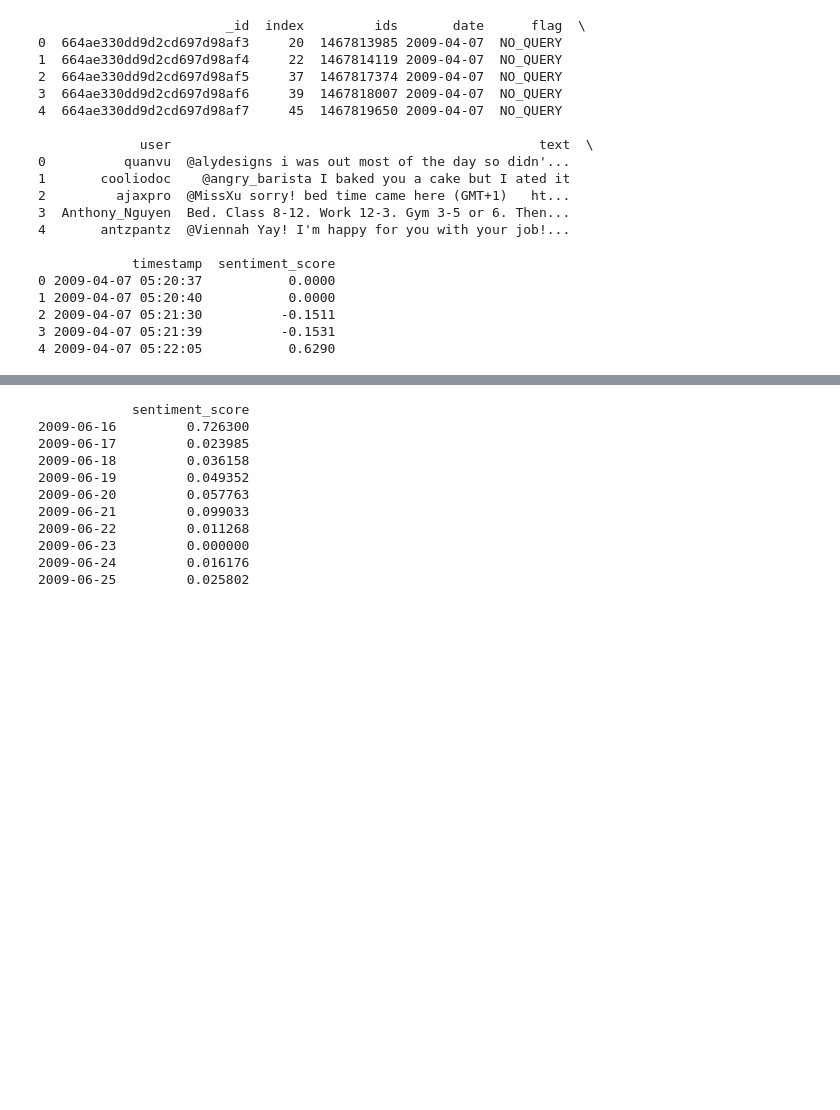
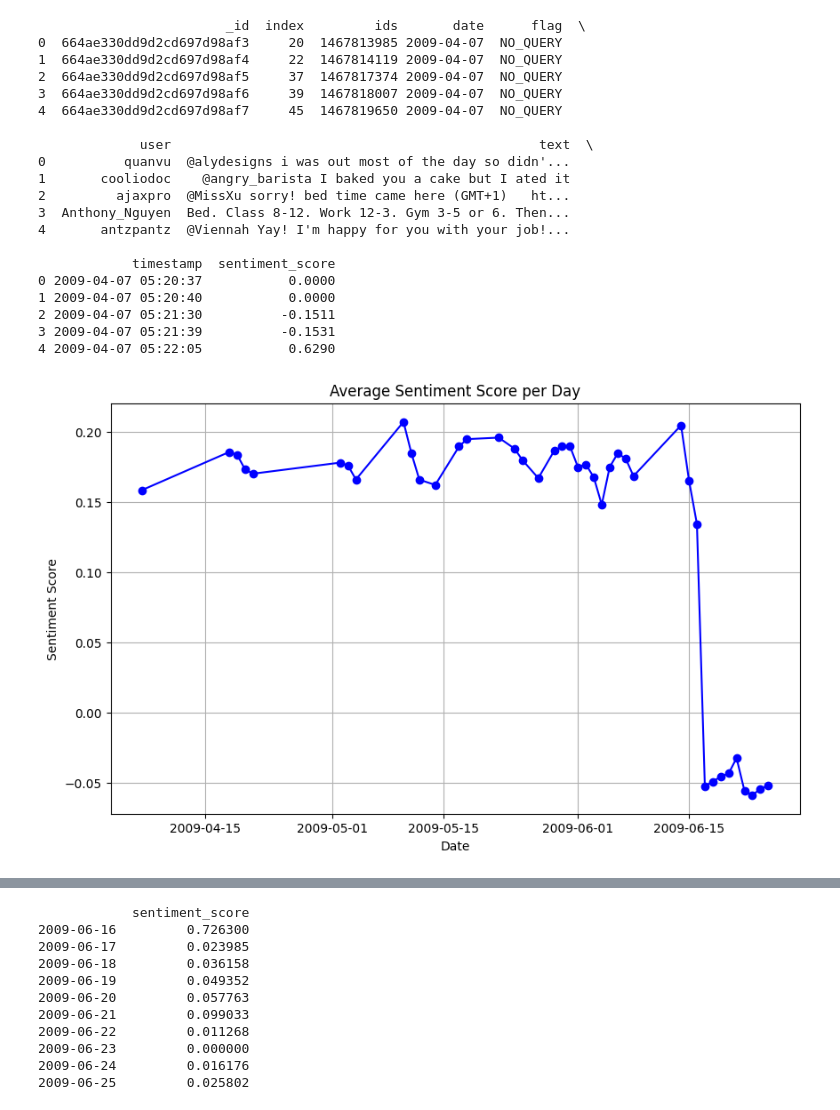
Before and after one commit to FernandoDataAnalitycs/ca2_big_data_Adv_analytics, a Jupyter notebook: dataset_to_forecast.ipynb, the cells around one changed output, grey strips where cells are left out. Saved outputs shown, nothing was run; the diff lists cells and outputs as text; code cells hidden in the pictures; blank space fills up the shorter version.

```diff
--- a/dataset_to_forecast.ipynb
+++ b/dataset_to_forecast.ipynb
@@ -120,6 +121,26 @@ print(df.head(5))
 2 2009-04-07 05:21:30          -0.1511
 3 2009-04-07 05:21:39          -0.1531
 4 2009-04-07 05:22:05           0.6290
+# %%
+import matplotlib.pyplot as plt
+
+# Group by date and calculate the average sentiment score
+df_daily = df.groupby('date')['sentiment_score'].mean().reset_index()
+
+# Plotting
+plt.figure(figsize=(10, 6))
+plt.plot(df_daily['date'], df_daily['sentiment_score'], marker='o', linestyle='-', color='b')
+
+# Adding title and labels
+plt.title('Average Sentiment Score per Day')
+plt.xlabel('Date')
+plt.ylabel('Sentiment Score')
+
+# Display the plot
+plt.grid(True)
+plt.show()
+# %% [output]
+[figure, added]
 # %%
 # Aggregate sentiment scores by date
 daily_sentiment = df.groupby('date')['sentiment_score'].mean().reset_index()
```
Also changed, not shown: parts of 4 cells of this notebook, 1 other file.
